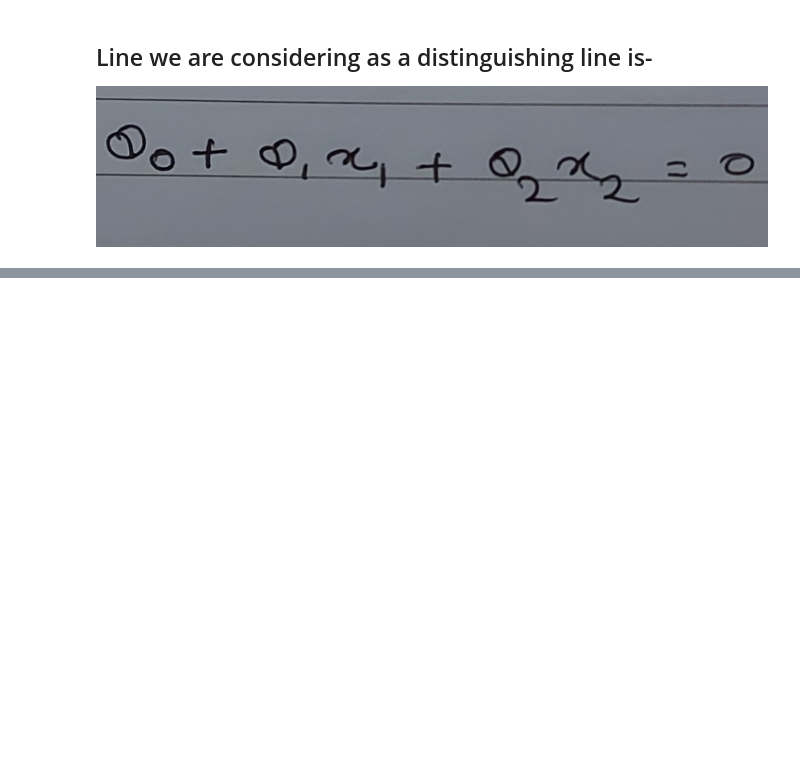
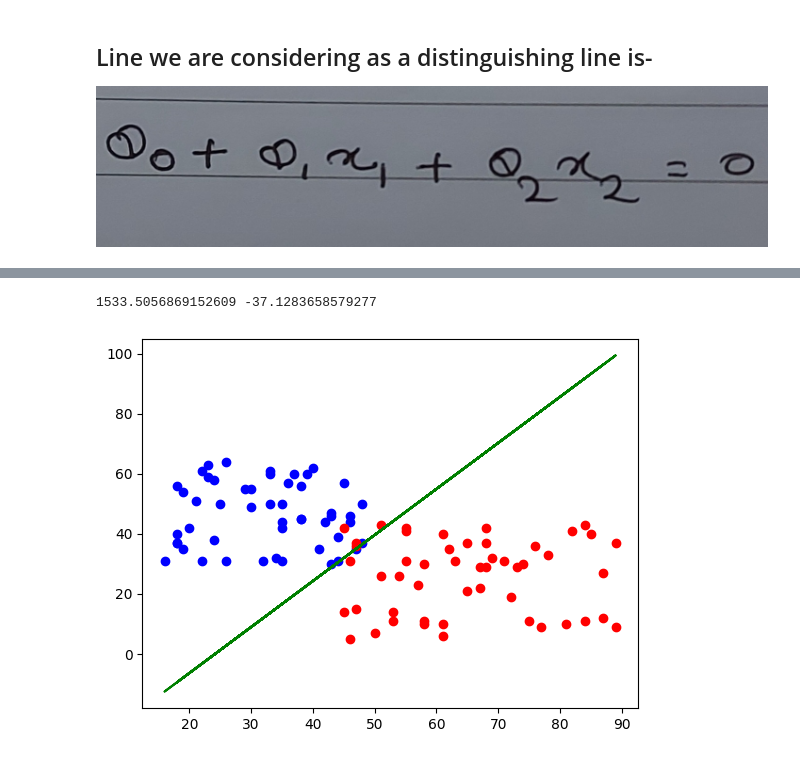
Before and after one commit to OmkarK-7/FindmeOut_, a Jupyter notebook: Assignment3_SupervisedML.ipynb, the cells around one changed output, grey strips where cells are left out. Cells and saved outputs as stored; diff of their text form; code cells hidden in the pictures; blank space fills up the shorter version.

```diff
--- a/Assignment3_SupervisedML.ipynb
+++ b/Assignment3_SupervisedML.ipynb
@@ -238,2 +258,11 @@ plt.show()
 # %%
 # randomly initialize theta0, theta1, theta2 and compute and print the initial cost
+
+theta1 = 1
+theta2 = 2
+theta0 = 3
+theta0_iterations = []
+theta1_iterations = []
+theta2_iterations = []
+model = sigmoid(theta1*x1 + theta2*x2 + theta0)
+print("cost at iteration 0 : ", cost(model, data))
@@ -240,2 +271,3 @@ plt.show()
 # %%
 # learning rate, alpha. You will have to modify it while training
+alpha = 0.08
@@ -244,0 +274,18 @@ plt.show()
+# %%
+# main training loop
+# Make sure you use the same model to find derivative of cost wrto theta0, theta1 and theta2 and then modify them together
+
+iterations = 0
+cost_i = 100
+while cost_i > 20 or iterations <= 2000:
+  iterations += 1
+  theta1 = theta1 - alpha*derivative_theta1(model, data, x1)
+  theta2 = theta2 - alpha*derivative_theta2(model, data, x2)
+  theta0 = theta0 - alpha*derivative_theta0(model, data)
+  model = sigmoid(theta1*x1 + theta2*x2 + theta0)
+  cost_i  = cost(model, data)
+  print("cost at iteration", iterations + 1," : ", cost_i)
+  if(iterations == 49 or iterations == 99 or iterations == 249 or iterations == 499 or iterations == 999 or iterations == 1999):
+    theta1_iterations.append(theta1)
+    theta2_iterations.append(theta2)
+    theta0_iterations.append(theta0)
@@ -247,5 +312,18 @@ modify the values of theta1 and theta0 for plotting.
 
 Use the following method-
 ![20230513_235002.jpg](embedded-picture-1)
+# %%
+theta1 = (-1000)*theta1/theta2
+theta0 = (-1000)*theta0/theta2
+print(theta1, theta0)
+# %% [output]
+1533.5056869152609 -37.1283658579277
 # %%
 # plot the final line obtained after training along with the initial data on the same plot
+y = theta1*x1 + theta0
+plt.scatter(x1_1, x2_1, color="blue")
+plt.scatter(x1_0, x2_0, color="red")
+plt.plot(1000*x1, y, color="green")
+plt.show()
+# %% [output]
+[figure, added]
```
Also changed, not shown: parts of 11 cells of this notebook.
